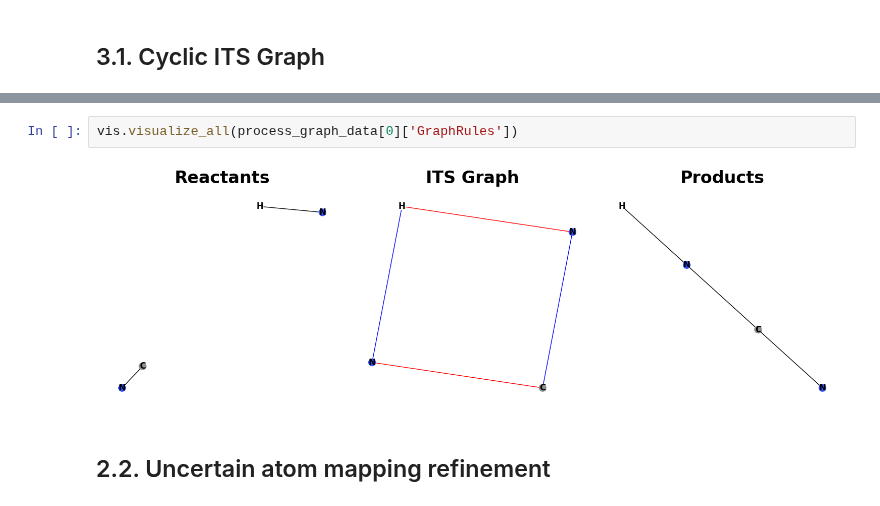
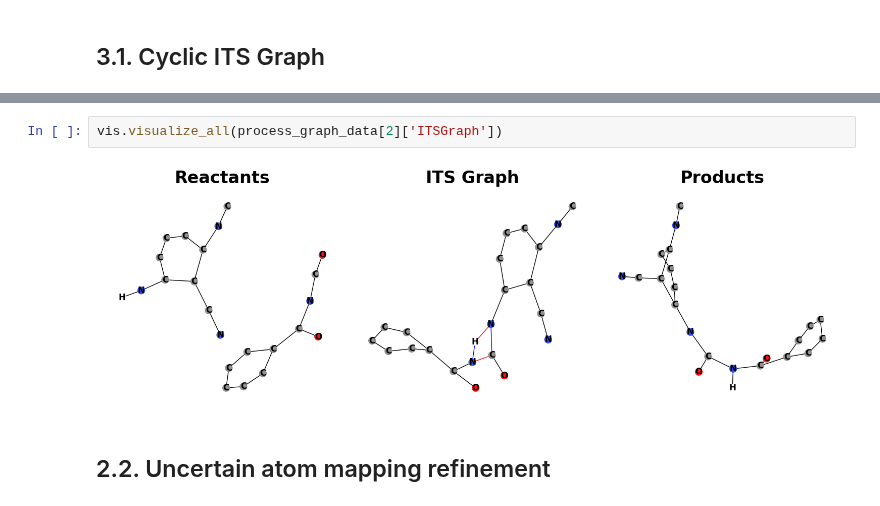
Before and after one commit to TieuLongPhan/SynTemp, a Jupyter notebook: Docs/Notebook/Example.ipynb, the cells around one changed output, grey strips where cells are left out. Drawn from its saved outputs; the diff is of its cells as text.

Commit message:
fix visualize

```diff
--- a/Docs/Notebook/Example.ipynb
+++ b/Docs/Notebook/Example.ipynb
@@ -139,7 +139,7 @@ len(process_graph_data)
 # %%
-vis.visualize_all(process_graph_data[0]['GraphRules'])
+vis.visualize_all(process_graph_data[2]['ITSGraph'])
 # %% [output]
-[figure, old version]
+[figure, new version]
 # %% [markdown]
 ## 2.2. Uncertain atom mapping refinement
 # %%
```
Also changed, not shown: parts of 20 cells of this notebook, 9 other files.
